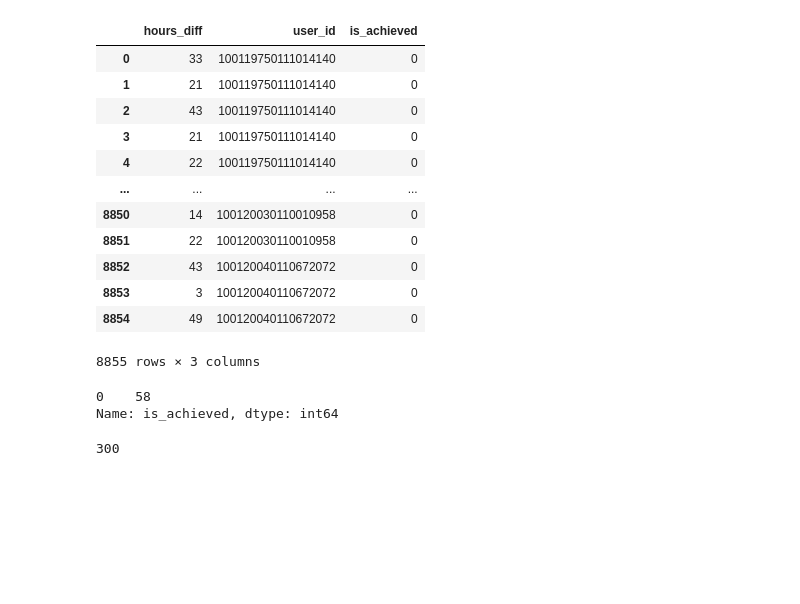
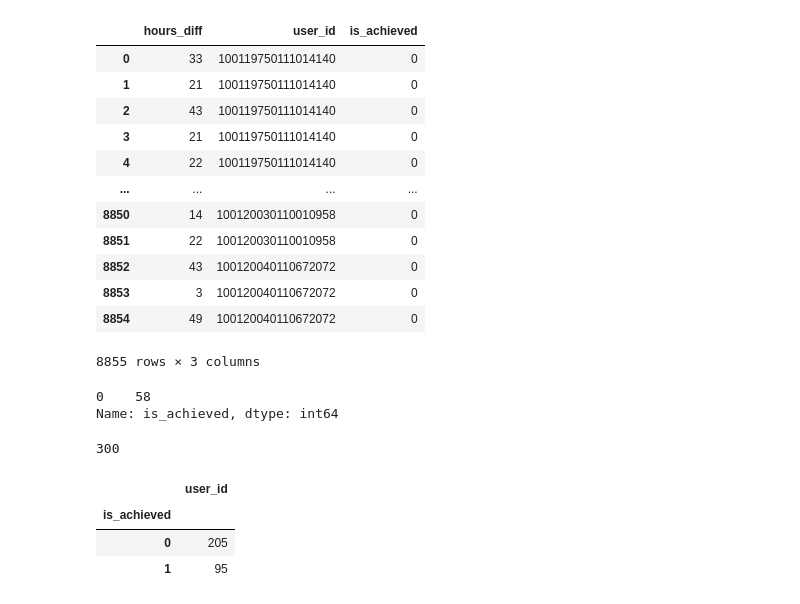
Before and after one commit to deethereal/Sirius_project, a Jupyter notebook: optimal_value.ipynb, the cells around one changed output. Cells and saved outputs as stored; diff of their text form; code cells hidden in the pictures; blank space fills up the shorter version.

```diff
--- a/optimal_value.ipynb
+++ b/optimal_value.ipynb
@@ -230,6 +250,13 @@ Name: is_achieved, dtype: int64
 len(df['user_id'].unique())
 # %% [output]
 300
+# %%
+df.groupby(['is_achieved']).agg({"user_id": "nunique"})
+# %% [output]
+|  | user_id |
+| is_achieved |  |
+| 0 | 205 |
+| 1 | 95 |
 # %%
 hours_criterion('All','coursers',df=df)
 # %% [output]
```
Also changed, not shown: parts of 4 cells of this notebook.
